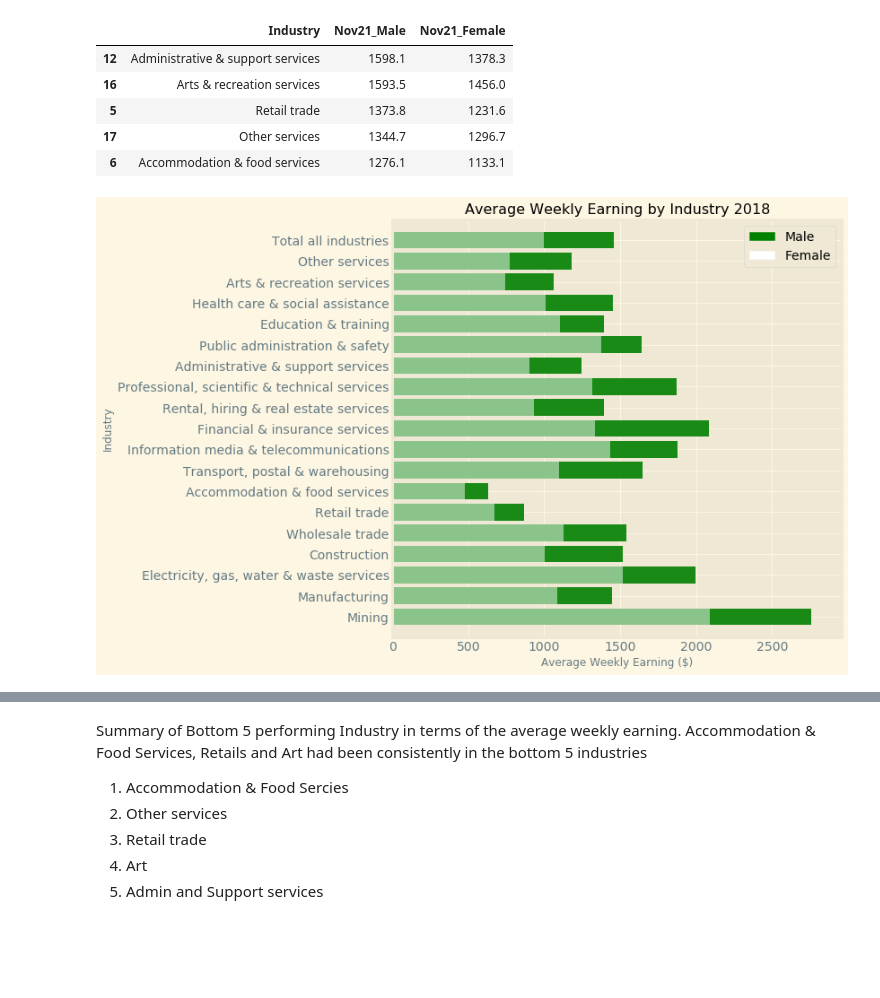
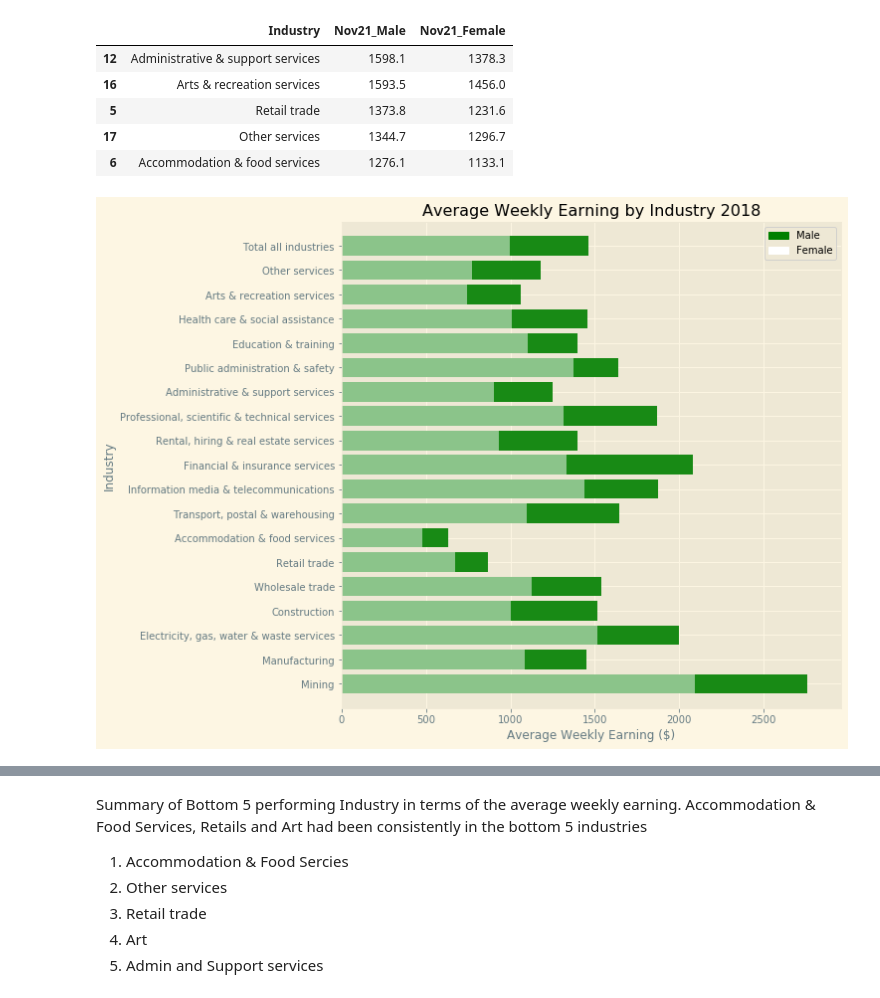
Before and after one commit to CarmenK2/GroupProject1, a Jupyter notebook: Project1.ipynb, the cells around one changed output, grey strips where cells are left out. Drawn from its saved outputs; the diff is of its cells as text; code cells hidden in the pictures; blank space fills up the shorter version.

```diff
--- a/Project1.ipynb
+++ b/Project1.ipynb
@@ -307,31 +289,31 @@ x_axis = np.arange(len(Average_wkly_Earning_by_industry_2018_df))
 # %%
 #Create a bar horizontal chart for 2018
 
-plt.figure(figsize=(8,8))
+plt.figure(figsize=(9,9))
 plt.barh(x_axis,Average_wkly_Earning_by_industry_2018_df["Nov18_Male"],color="g",alpha=0.9)
 plt.barh(x_axis,Average_wkly_Earning_by_industry_2018_df["Nov18_Female"],color="w",alpha=0.5)
 plt.yticks(x_axis,Average_wkly_Earning_by_industry_2018_df["Industry"])
 plt.style.use('_classic_test_patch')
 
 #Set x and y limit
 plt.ylim(-1,len(x_axis))
 plt.xlim(0,max(Average_wkly_Earning_by_industry_2018_df["Nov18_Male"])+200)
 
 #Set Title and labels
 plt.title("Average Weekly Earning by Industry 2018")
 plt.xlabel("Average Weekly Earning ($)")
 plt.ylabel("Industry")
 
 Male = mpatches.Patch(color="g",label = "Male")
 Female = mpatches.Patch(color="w",label = "Female")
 plt.legend(handles=[Male,Female],loc='best')
 
 
 plt.tight_layout
 
 plt.show()
 # %% [output]
-[figure, old version]
+[figure, new version]
 # %%
 #Create a bar horizontal chart for 2019
 
```
Also changed, not shown: parts of 12 cells of this notebook.
